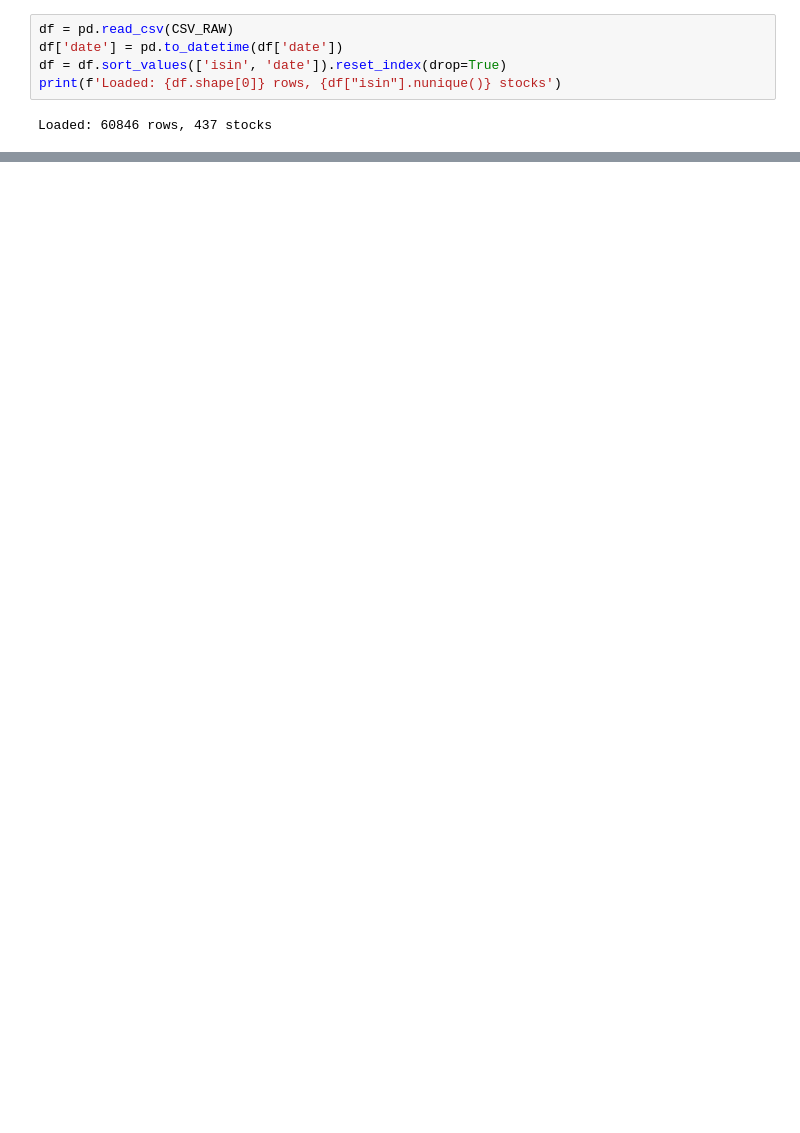
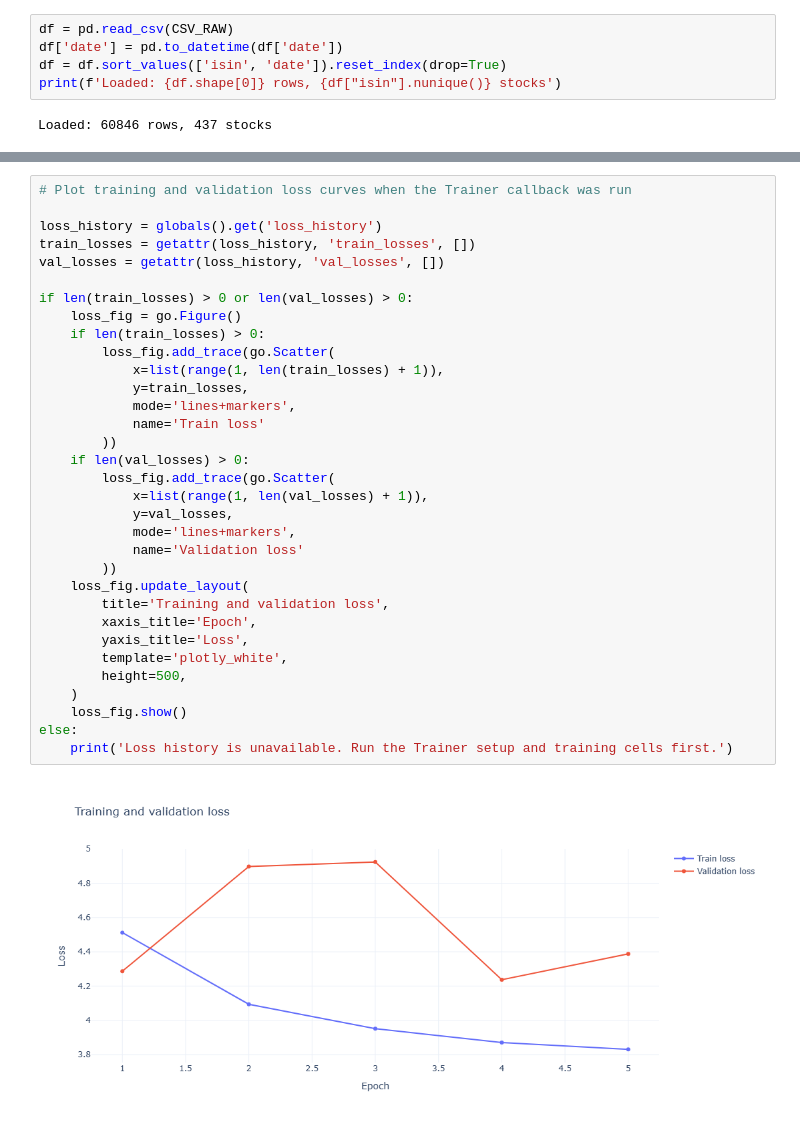
Before and after one commit to adityamtr/PIC, a Jupyter notebook: backend/notebooks/train_tft_v2.ipynb, the cells around one changed output, grey strips where cells are left out. Drawn from its saved outputs; the diff is of its cells as text; blank space fills up the shorter version.

Commit message:
Model training startup code

```diff
--- a/backend/notebooks/train_tft_v2.ipynb
+++ b/backend/notebooks/train_tft_v2.ipynb
@@ -406,0 +467,35 @@ NameError: name 'tft' is not defined
+# %%
+# Plot training and validation loss curves when the Trainer callback was run
+
+loss_history = globals().get('loss_history')
+train_losses = getattr(loss_history, 'train_losses', [])
+val_losses = getattr(loss_history, 'val_losses', [])
+
+if len(train_losses) > 0 or len(val_losses) > 0:
+    loss_fig = go.Figure()
+    if len(train_losses) > 0:
+        loss_fig.add_trace(go.Scatter(
+            x=list(range(1, len(train_losses) + 1)),
+            y=train_losses,
+            mode='lines+markers',
+            name='Train loss'
+        ))
+    if len(val_losses) > 0:
+        loss_fig.add_trace(go.Scatter(
+            x=list(range(1, len(val_losses) + 1)),
+            y=val_losses,
+            mode='lines+markers',
+            name='Validation loss'
+        ))
+    loss_fig.update_layout(
+        title='Training and validation loss',
+        xaxis_title='Epoch',
+        yaxis_title='Loss',
+        template='plotly_white',
+        height=500,
+    )
+    loss_fig.show()
+else:
+    print('Loss history is unavailable. Run the Trainer setup and training cells first.')
+# %% [output]
+[figure, added]
```
Also changed, not shown: parts of 51 cells of this notebook, 4 other files.
